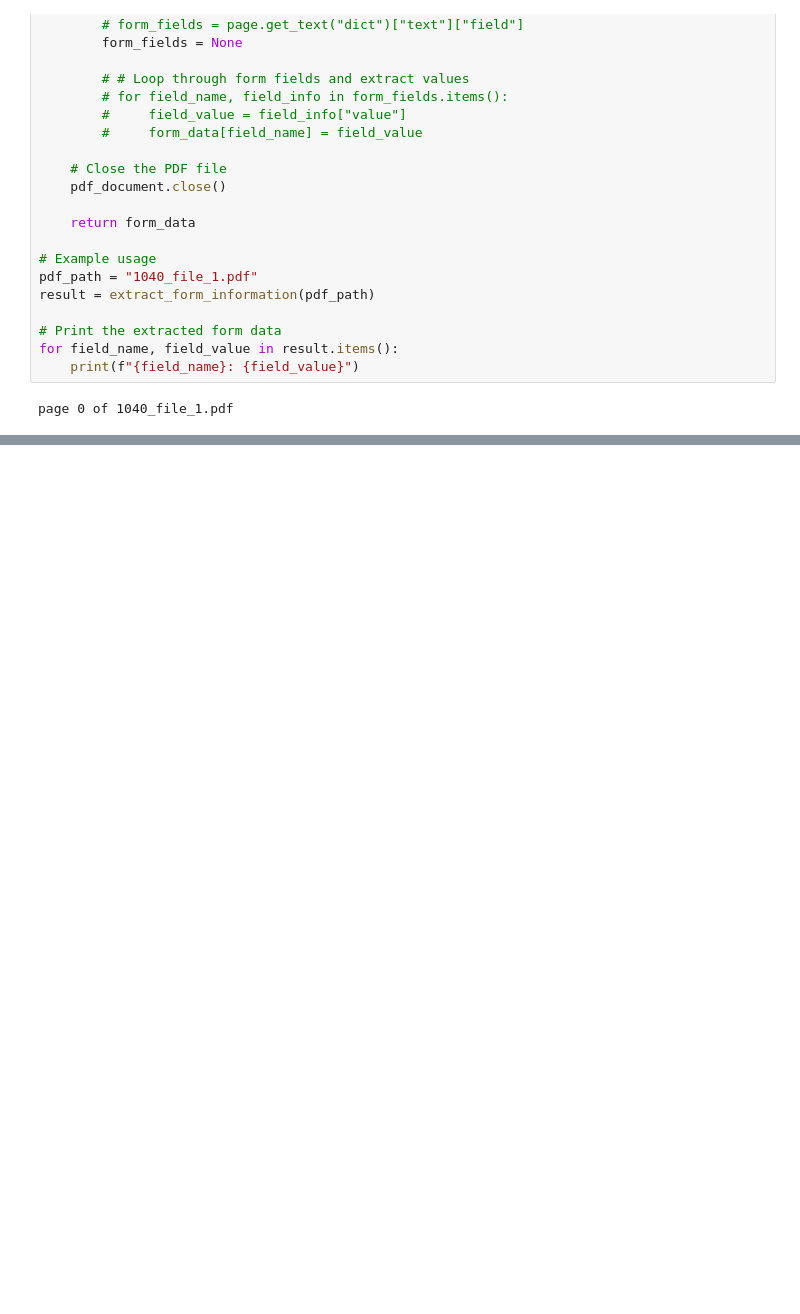
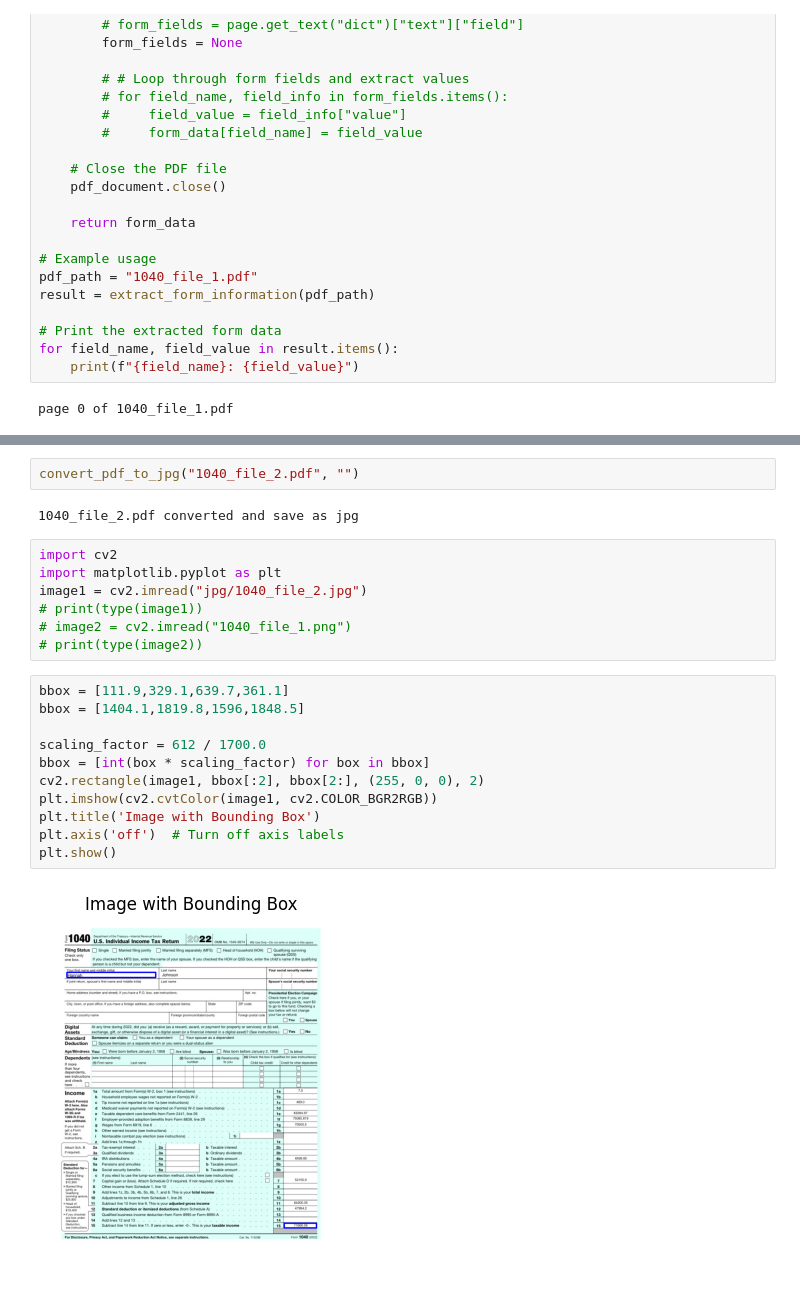
Before and after one commit to thenaivekid/data_extraction_1040_form, a Jupyter notebook: test.ipynb, the cells around one changed output, grey strips where cells are left out. Saved outputs shown, nothing was run; the diff lists cells and outputs as text; blank space fills up the shorter version.

```diff
--- a/test.ipynb
+++ b/test.ipynb
@@ -224,0 +247,24 @@ page 0 of 1040_file_1.pdf
+# %%
+convert_pdf_to_jpg("1040_file_2.pdf", "")
+# %% [output]
+1040_file_2.pdf converted and save as jpg
+# %%
+import cv2
+import matplotlib.pyplot as plt
+image1 = cv2.imread("jpg/1040_file_2.jpg")
+# print(type(image1))
+# image2 = cv2.imread("1040_file_1.png")
+# print(type(image2))
+# %%
+bbox = [111.9,329.1,639.7,361.1]
+bbox = [1404.1,1819.8,1596,1848.5]
+
+scaling_factor = 612 / 1700.0
+bbox = [int(box * scaling_factor) for box in bbox]
+cv2.rectangle(image1, bbox[:2], bbox[2:], (255, 0, 0), 2)
+plt.imshow(cv2.cvtColor(image1, cv2.COLOR_BGR2RGB))
+plt.title('Image with Bounding Box')
+plt.axis('off')  # Turn off axis labels
+plt.show()
+# %% [output]
+[figure, added]
```
Also changed, not shown: parts of 7 cells of this notebook, 11 other files.
